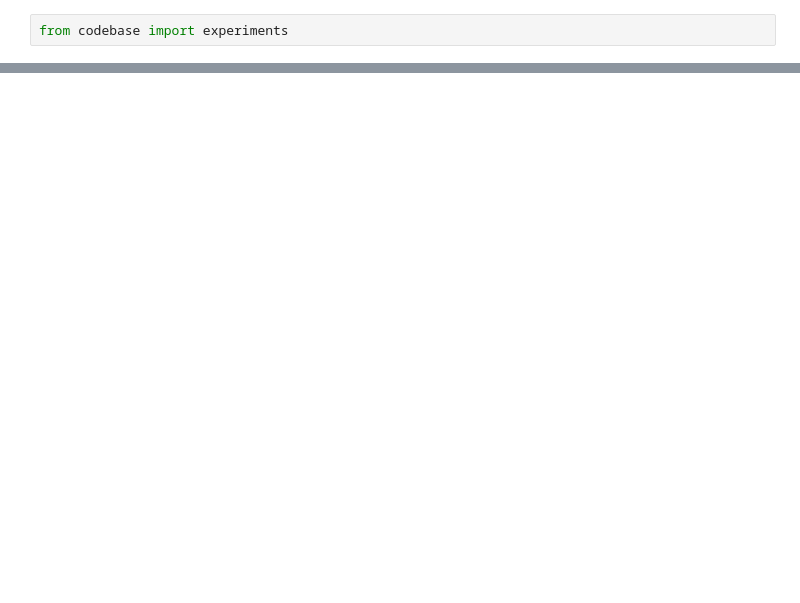
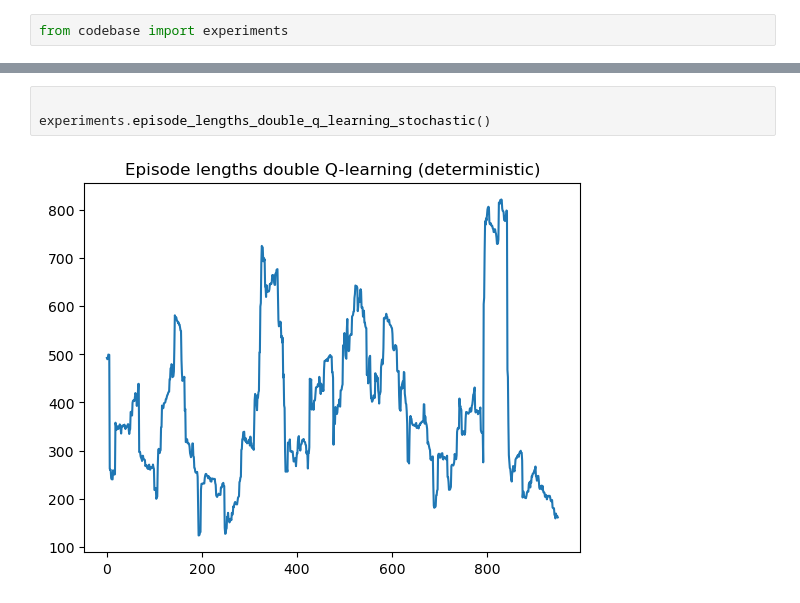
Before and after one commit to ThijsKuipers1995/RL_project, a Jupyter notebook: results.ipynb, the cells around one changed output, grey strips where cells are left out. Saved outputs shown, nothing was run; the diff lists cells and outputs as text; blank space fills up the shorter version.

```diff
--- a/results.ipynb
+++ b/results.ipynb
@@ -6,0 +15,5 @@ experiments.episode_lengths_q_learning()
+# %%
+
+experiments.episode_lengths_double_q_learning_stochastic()
+# %% [output]
+[figure, added]
```
Also changed, not shown: parts of 3 cells of this notebook, 3 other files.
